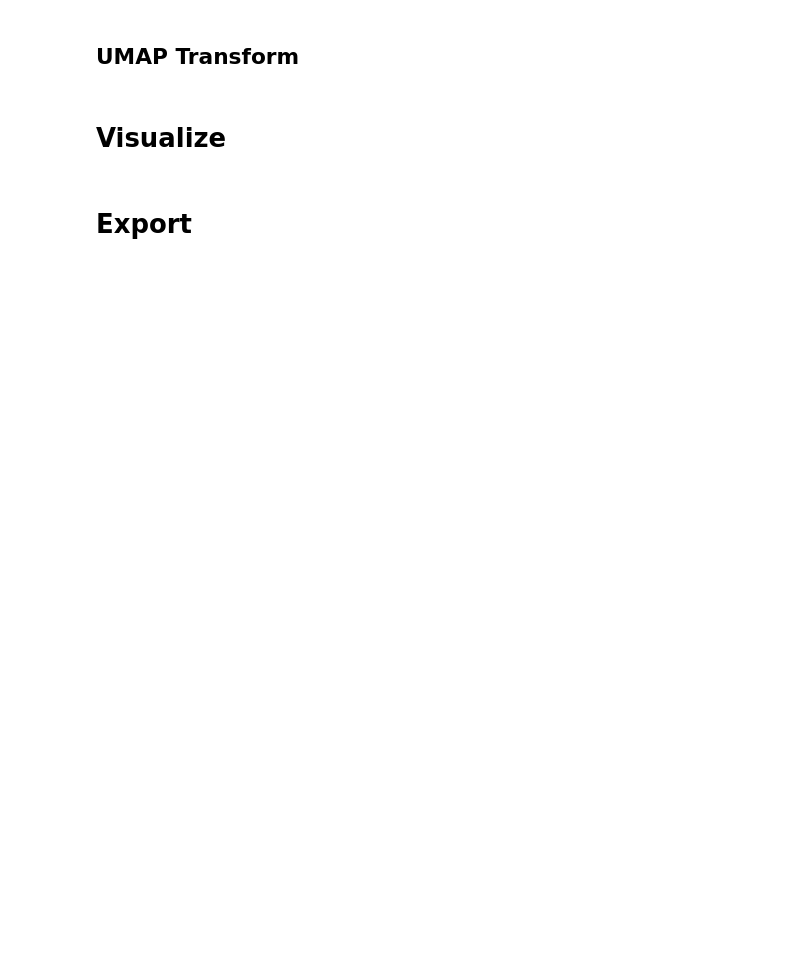
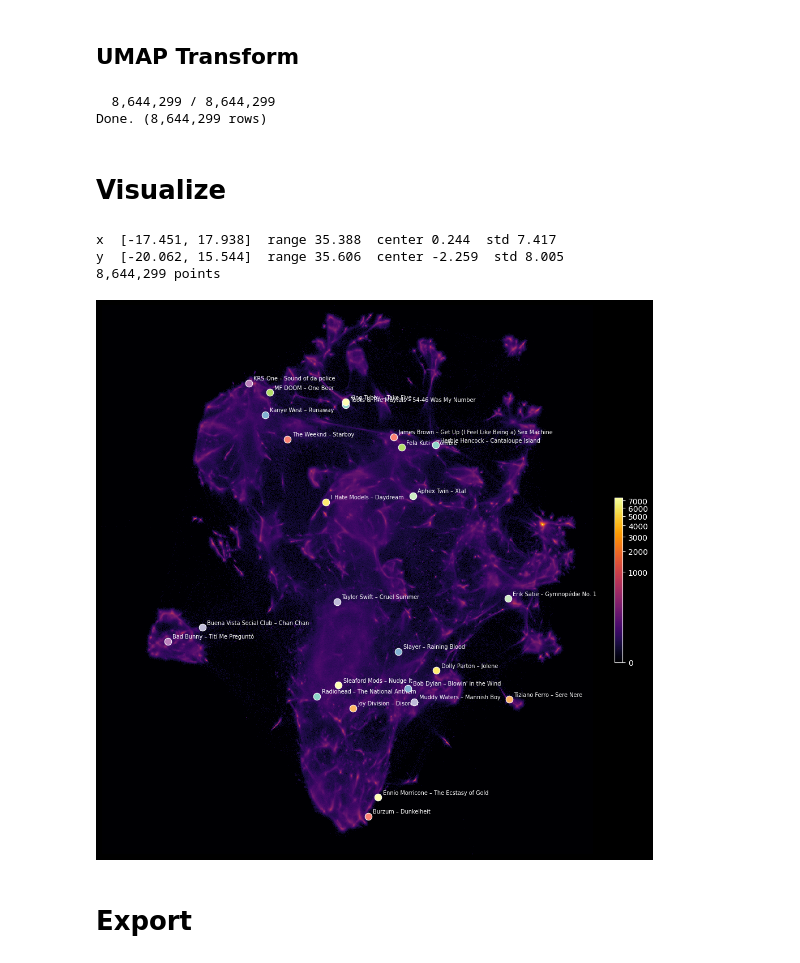
Before and after one commit to peppedilillo/toposonico, a Jupyter notebook: ml/notebooks/umap.ipynb, the cells around one changed output. Cells and saved outputs as stored; diff of their text form; code cells hidden in the pictures; blank space fills up the shorter version.

Commit message:
umap notebook

```diff
--- a/ml/notebooks/umap.ipynb
+++ b/ml/notebooks/umap.ipynb
@@ -8,10 +8,11 @@ from cuml.manifold import UMAP
 
 
 # fill these
-RUN_NAME = ...
-PATH_EMBEDDINGS = Path(...)
-PATH_TRACK_LOOKUP = Path(...)
-PATH_OUTPUT_DIR = Path(...)
+RUN_NAME = "..."
+PATH_EMBEDDINGS = Path("...")
+PATH_TRACK_LOOKUP = Path("...")
+PATH_OUTPUT_DIR = Path("...")
+
 
 if not isinstance(RUN_NAME, str):
     raise ValueError("Set RUN_NAME to the run tag string, e.g. 'vivid_dragon'")
@@ -56,5 +66,5 @@ PCA_DIMS = None
 # Top-N tracks by logcount for UMAP fit. None = use full dataset.
 N_SAMPLE = 4_000_000
 # %%
-TRANSFORM_BATCH_SIZE = 500_000
+TRANSFORM_BATCH_SIZE = 2_000_000
 # %% [markdown]
@@ -98,9 +113,6 @@ print(f"fit_transform done. ({len(coords):,} rows)")
 # %% [markdown]
 ## UMAP Transform
 # %%
-# Run this cell to project the full dataset onto the fitted reducer.
-# Re-run the track_df cell below to update it with all-tracks coordinates.
-# It will take time. You can skip this cell for preliminary exploration.
 def batch_transform(matrix, reducer, batch_size):
     """Transform matrix in batches. Returns (N, 2) float32 array."""
     n = len(matrix)
@@ -113,9 +125,14 @@ def batch_transform(matrix, reducer, batch_size):
     return np.vstack(chunks)
 
 
+# Run this cell to project the full dataset onto the fitted reducer.
+# Re-run the track_df cell below to update it with all-tracks coordinates.
 coords = batch_transform(matrix, reducer, TRANSFORM_BATCH_SIZE)
 export_rowids = embs_df["track_rowid"].values
 print(f"Done. ({len(coords):,} rows)")
+# %% [output]
+  8,644,299 / 8,644,299
+Done. (8,644,299 rows)
 # %%
 md_str = str(md).replace(".", "d")
 
@@ -150,6 +167,10 @@ viz = track_df.merge(
     on="track_rowid",
     how="left",
 )
+# %% [output]
+x  [-17.451, 17.938]  range 35.388  center 0.244  std 7.417
+y  [-20.062, 15.544]  range 35.606  center -2.259  std 8.005
+8,644,299 points
 # %%
 import matplotlib.pyplot as plt
 from matplotlib.colors import PowerNorm
@@ -195,35 +216,37 @@ def plot_umap(highlights=None):
         plt.show()
 
 
-highlighs = [
+highlights = [
     ("Radiohead", "The National Anthem"),
     ("Sleaford Mods", "Nudge It"),
     ("Taylor Swift", "Cruel Summer"),
     ("Burzum", "Dunkelheit"),
     ("Slayer", "Raining Blood"),
     ("Joy Division", "Disorder"),
     ("MF DOOM", "One Beer"),
     ("KRS-One", "Sound of da police"),
     ("Aphex Twin", "Xtal"),
     ("I Hate Models", "Daydream"),
     ("Herbie Hancock", "Cantaloupe Island"),
     ("Ennio Morricone", "The Ecstasy of Gold"),
     ("Buena Vista Social Club", "Chan Chan"),
     ("The Weeknd", "Starboy"),
     ("Kanye West", "Runaway"),
     ("Tiziano Ferro", "Sere Nere"),
     ("Fela Kuti", "Zombie"),
     ("Bad Bunny", "Tití Me Preguntó"),
     ("Erik Satie", "Gymnopédie No. 1"),
     ("Dolly Parton", "Jolene"),
     ("Toots & The Maytals", "54-46 Was My Number"),
     ("King Tubby", "Take Five"),
     ("Muddy Waters", "Mannish Boy"),
     ("James Brown", "Get Up (I Feel Like Being a) Sex Machine"),
     ("Bob Dylan", "Blowin' in the Wind"),
 ]
 
-plot_umap(highlighs)
+plot_umap(highlights)
+# %% [output]
+[figure, added]
 # %% [markdown]
 # Export
 # %%
```
Also changed, not shown: parts of 5 cells of this notebook.
